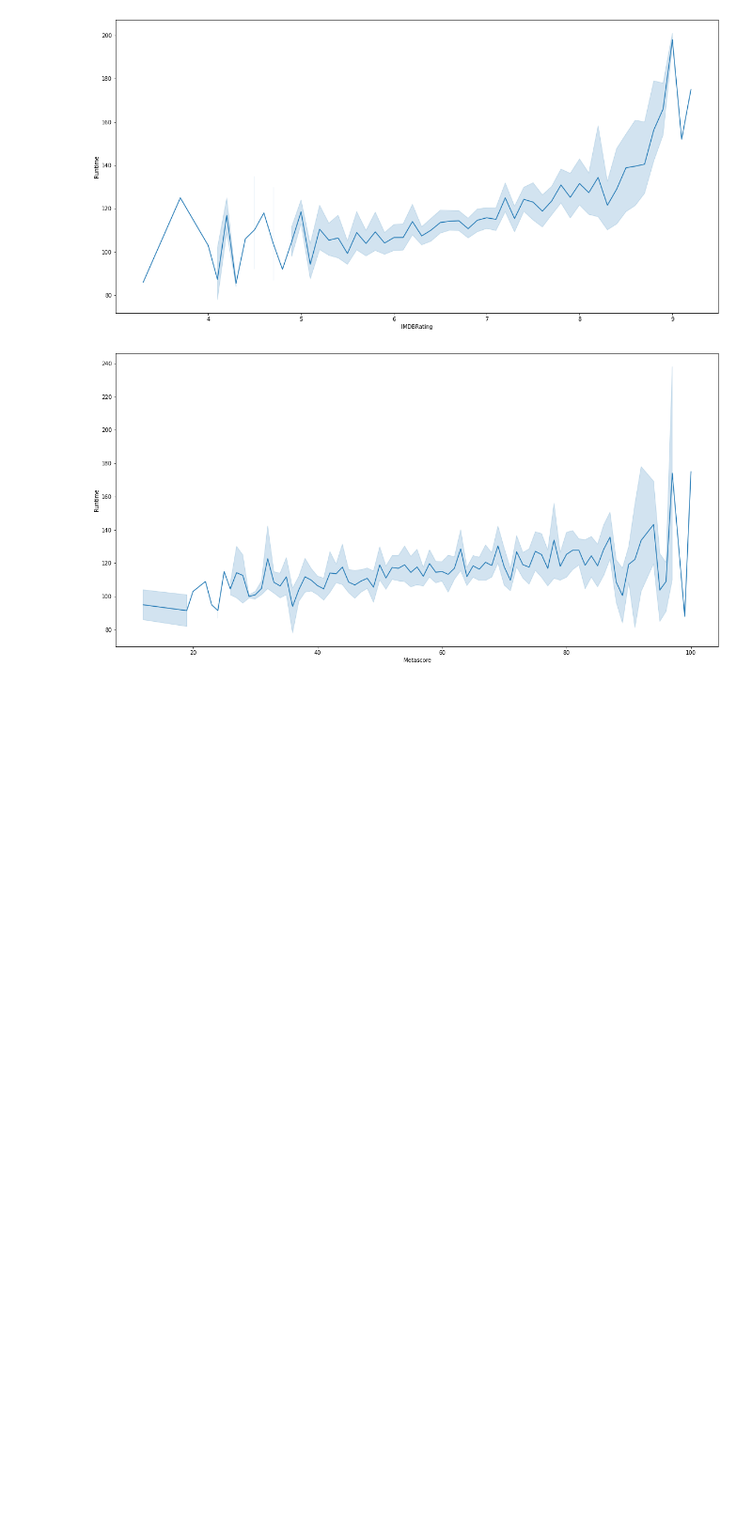
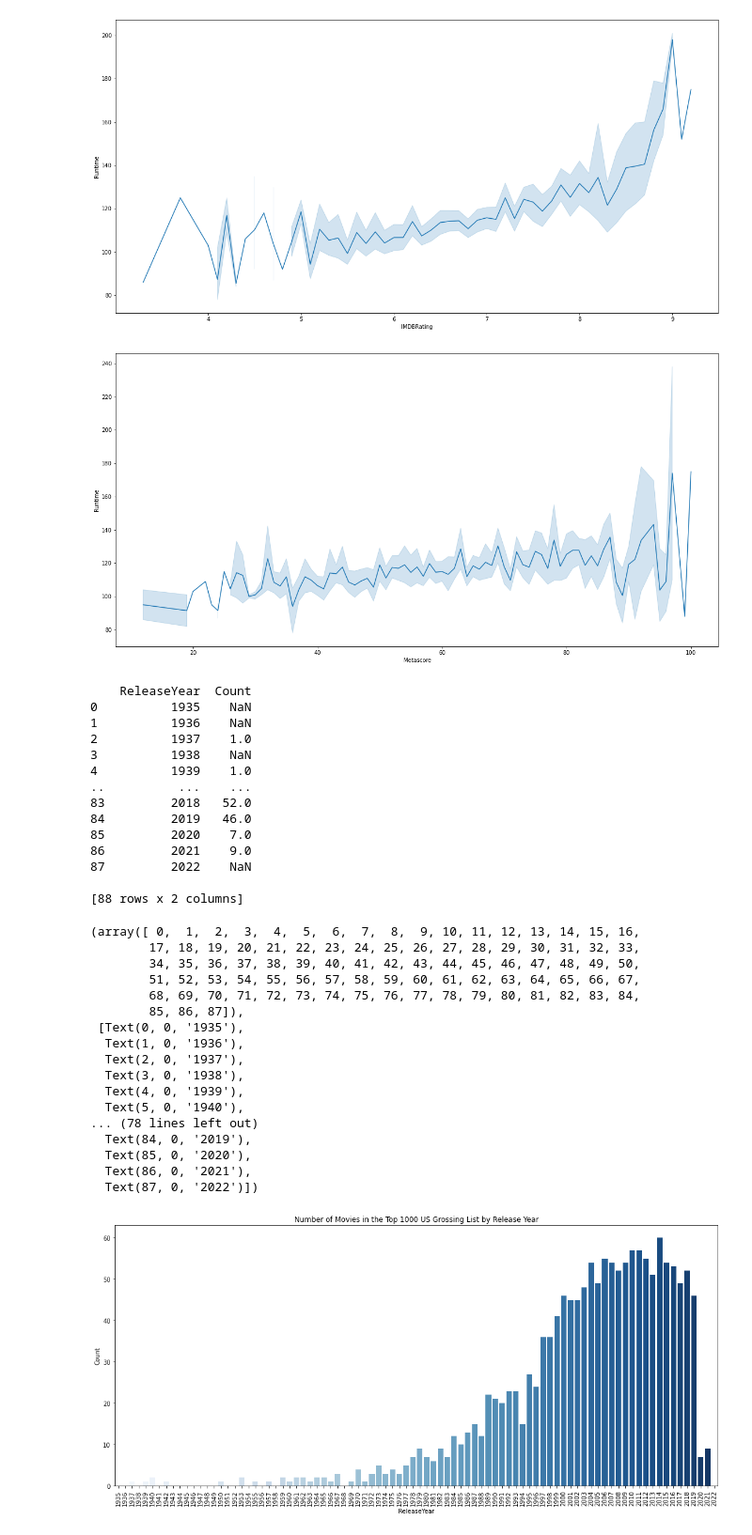
Before and after one commit to galongoria/midterm-project-imdb, a Jupyter notebook: drafts/Presentation_Draft.ipynb, the cells around one changed output. Shown at 94% size. Cells and saved outputs as stored; diff of their text form; code cells hidden in the pictures; blank space fills up the shorter version.

Commit message:
New charts added

```diff
--- a/drafts/Presentation_Draft.ipynb
+++ b/drafts/Presentation_Draft.ipynb
@@ -259,3 +258,57 @@ plot12 = sns.lineplot(data=df, x="Metascore", y="Runtime")
 [figure]
 [figure]
 [figure]
+# %%
+df2 = pd.read_csv("../data/clean/imdb_clean.csv")
+
+counts_by_year_data = df2.groupby("ReleaseYear")["Title"].count().reset_index()
+# %%
+counts_by_year = {"ReleaseYear": list(range(1935,2023))}
+counts_by_year = (pd
+                  .DataFrame(counts_by_year)
+                  .merge(counts_by_year_data,
+                         on = "ReleaseYear",
+                         how = "left")
+                  .rename(columns = {"Title": "Count"}))
+# %%
+print(counts_by_year)
+
+plt.figure(figsize=(18,8))
+sns.barplot(data=counts_by_year,
+            x = "ReleaseYear",
+            y = "Count",
+            palette = "Blues").set(title="Number of Movies in the Top 1000 US Grossing List by Release Year")
+plt.xticks(rotation=90)
+# %% [output]
+    ReleaseYear  Count
+0          1935    NaN
+1          1936    NaN
+2          1937    1.0
+3          1938    NaN
+4          1939    1.0
+..          ...    ...
+83         2018   52.0
+84         2019   46.0
+85         2020    7.0
+86         2021    9.0
+87         2022    NaN
+
+[88 rows x 2 columns]
+(array([ 0,  1,  2,  3,  4,  5,  6,  7,  8,  9, 10, 11, 12, 13, 14, 15, 16,
+        17, 18, 19, 20, 21, 22, 23, 24, 25, 26, 27, 28, 29, 30, 31, 32, 33,
+        34, 35, 36, 37, 38, 39, 40, 41, 42, 43, 44, 45, 46, 47, 48, 49, 50,
+        51, 52, 53, 54, 55, 56, 57, 58, 59, 60, 61, 62, 63, 64, 65, 66, 67,
+        68, 69, 70, 71, 72, 73, 74, 75, 76, 77, 78, 79, 80, 81, 82, 83, 84,
+        85, 86, 87]),
+ [Text(0, 0, '1935'),
+  Text(1, 0, '1936'),
+  Text(2, 0, '1937'),
+  Text(3, 0, '1938'),
+  Text(4, 0, '1939'),
+  Text(5, 0, '1940'),
+... (78 lines left out)
+  Text(84, 0, '2019'),
+  Text(85, 0, '2020'),
+  Text(86, 0, '2021'),
+  Text(87, 0, '2022')])
+[figure, added]
```
Also changed, not shown: parts of 6 cells of this notebook, 3 other files.
